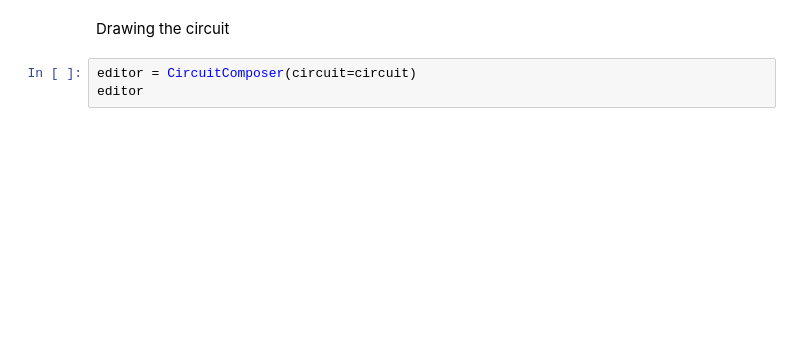
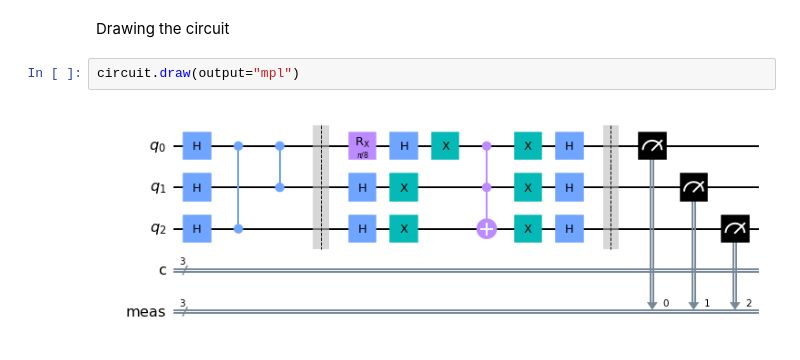
Before and after one commit to fgrosshans/M1-22-PIQ, a Jupyter notebook: Grover_3qubits_error_angle.ipynb, the cells around one changed output. Saved outputs shown, nothing was run; the diff lists cells and outputs as text; blank space fills up the shorter version.

```diff
--- a/Grover_3qubits_error_angle.ipynb
+++ b/Grover_3qubits_error_angle.ipynb
@@ -68,5 +79,6 @@ plot_histogram(counts)
 # %% [markdown]
 Drawing the circuit
-# %%
-editor = CircuitComposer(circuit=circuit)
-editor
+# %%
+circuit.draw(output="mpl")
+# %% [output]
+[figure, added]
```
Also changed, not shown: parts of 9 cells of this notebook, 19 other files.
